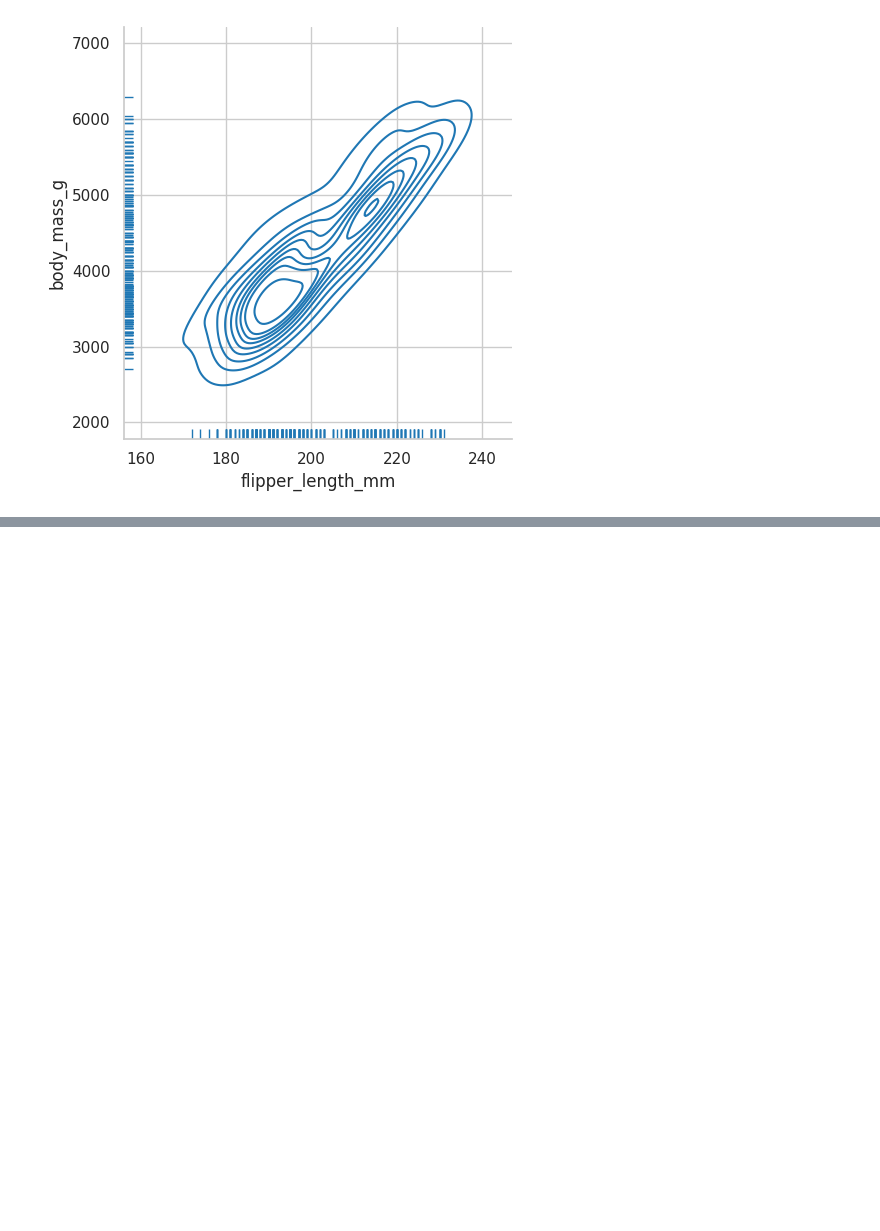
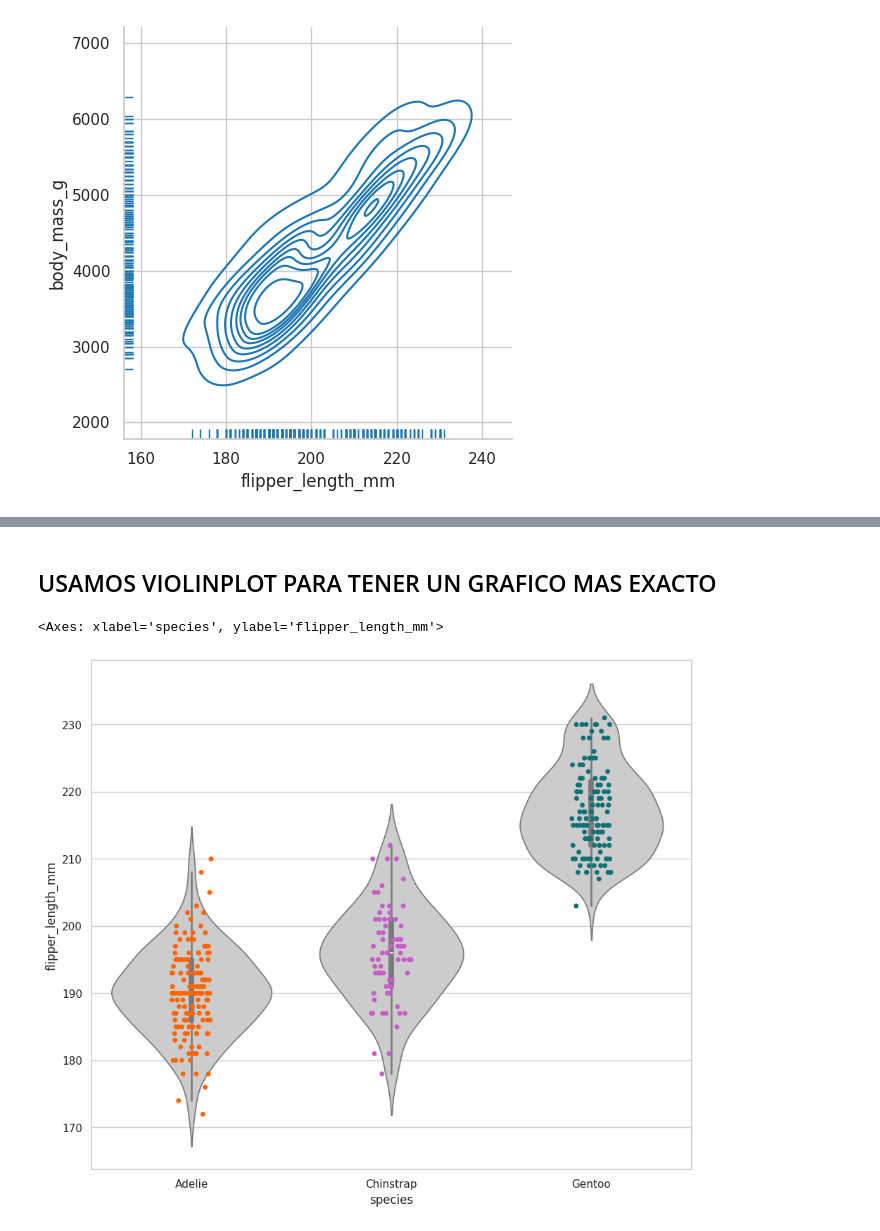
Before and after one commit to 12aptor/data-science-g4, a Jupyter notebook: dia2/6_analisis_bivariado.ipynb, the cells around one changed output, grey strips where cells are left out. Cells and saved outputs as stored; diff of their text form; code cells hidden in the pictures; blank space fills up the shorter version.

```diff
--- a/dia2/6_analisis_bivariado.ipynb
+++ b/dia2/6_analisis_bivariado.ipynb
@@ -107,0 +158,21 @@ sns.displot(
+# %% [markdown]
+## USAMOS VIOLINPLOT PARA TENER UN GRAFICO MAS EXACTO
+# %%
+
+sns.violinplot(
+    data=penguins_df,
+    x='species',
+    y='flipper_length_mm',
+    color='.8'
+)
+
+sns.stripplot(
+    data=penguins_df,
+    x='species',
+    y='flipper_length_mm',
+    hue='species',
+    palette=penguin_color
+)
+# %% [output]
+<Axes: xlabel='species', ylabel='flipper_length_mm'>
+[figure, added]
```
Also changed, not shown: parts of 9 cells of this notebook.
